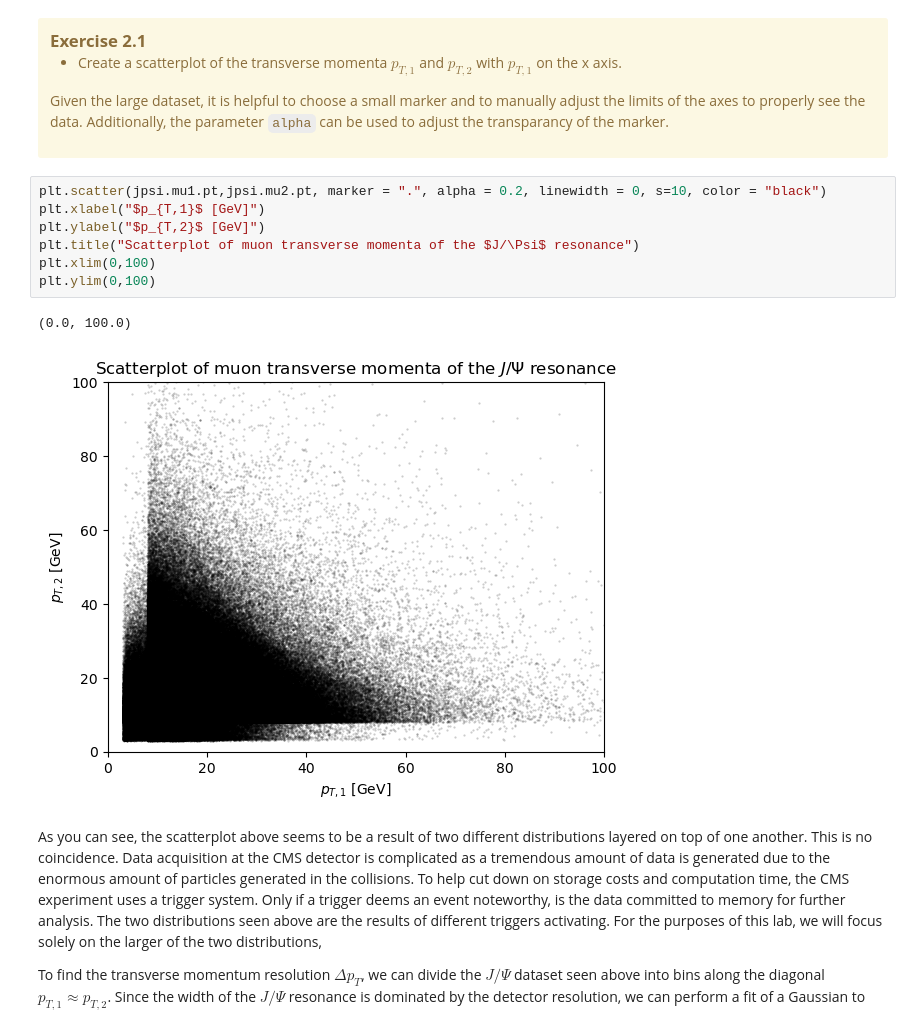
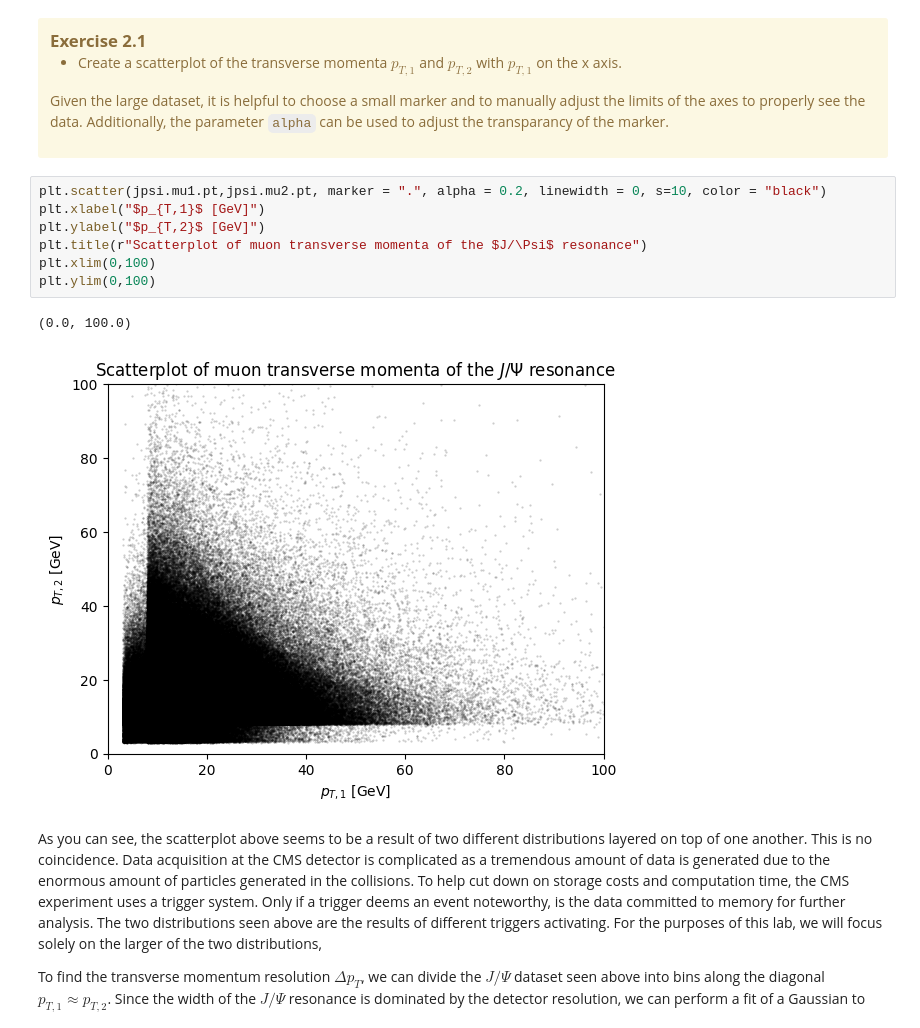
Before and after one commit to PhilipBarthelmae/zlab, a Jupyter notebook: ZExerciseTutors.ipynb, the cells around one changed output. Drawn from its saved outputs; the diff is of its cells as text.

```diff
--- a/ZExerciseTutors.ipynb
+++ b/ZExerciseTutors.ipynb
@@ -790,13 +790,13 @@ Given the large dataset, it is helpful to choose a small marker and to manually
 # %%
 plt.scatter(jpsi.mu1.pt,jpsi.mu2.pt, marker = ".", alpha = 0.2, linewidth = 0, s=10, color = "black")
 plt.xlabel("$p_{T,1}$ [GeV]")
 plt.ylabel("$p_{T,2}$ [GeV]")
-plt.title("Scatterplot of muon transverse momenta of the $J/\Psi$ resonance")
+plt.title(r"Scatterplot of muon transverse momenta of the $J/\Psi$ resonance")
 plt.xlim(0,100)
 plt.ylim(0,100)
 # %% [output]
 (0.0, 100.0)
-[figure, old version]
+[figure, new version]
 # %% [markdown]
 As you can see, the scatterplot above seems to be a result of two different distributions layered on top of one another. This is no coincidence. Data acquisition at the CMS detector is complicated as a tremendous amount of data is generated due to the enormous amount of particles generated in the collisions. To help cut down on storage costs and computation time, the CMS experiment uses a trigger system. Only if a trigger deems an event noteworthy, is the data committed to memory for further analysis. The two distributions seen above are the results of different triggers activating.
 For the purposes of this lab, we will focus solely on the larger of the two distributions,
```
Also changed, not shown: parts of 11 cells of this notebook.
